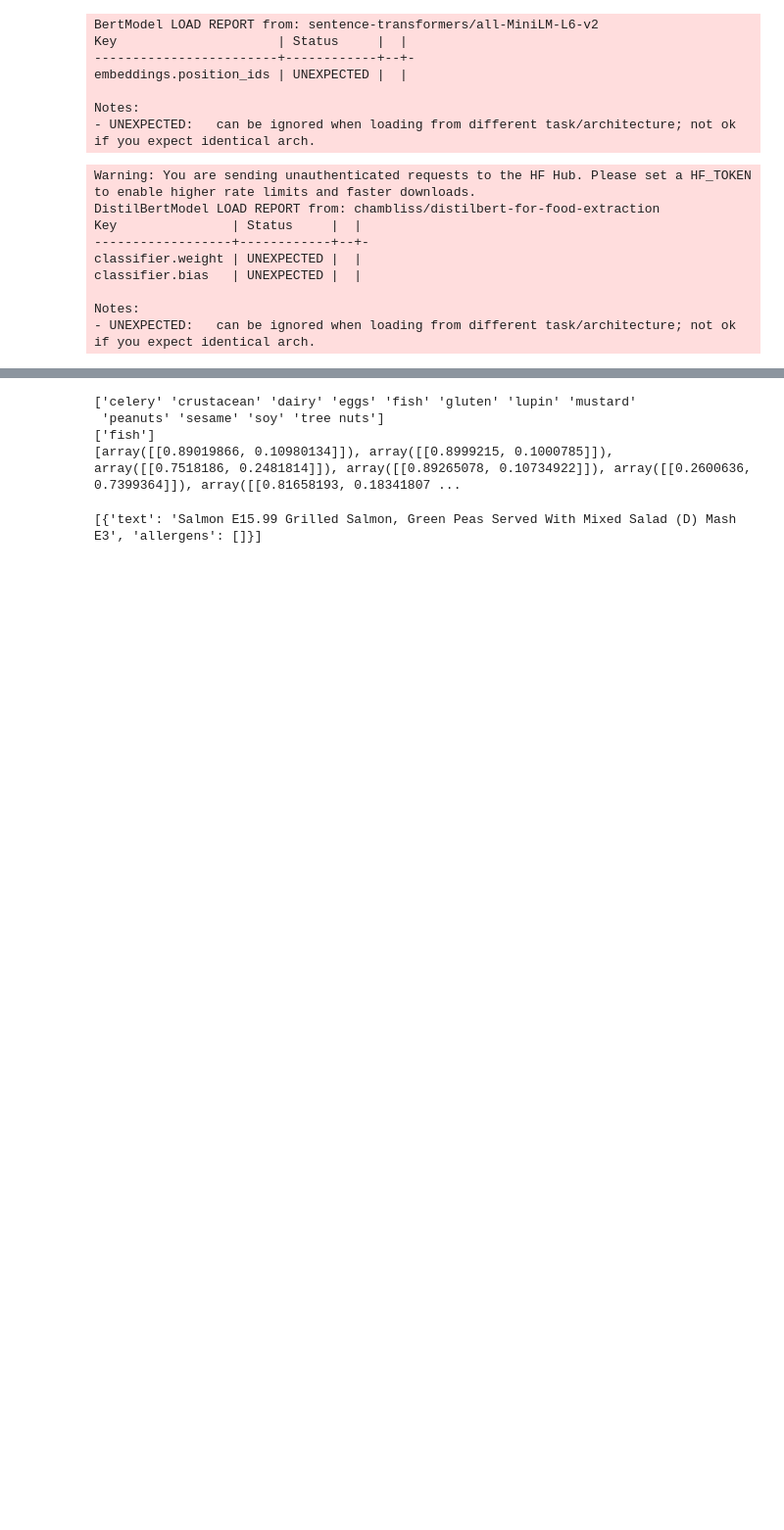
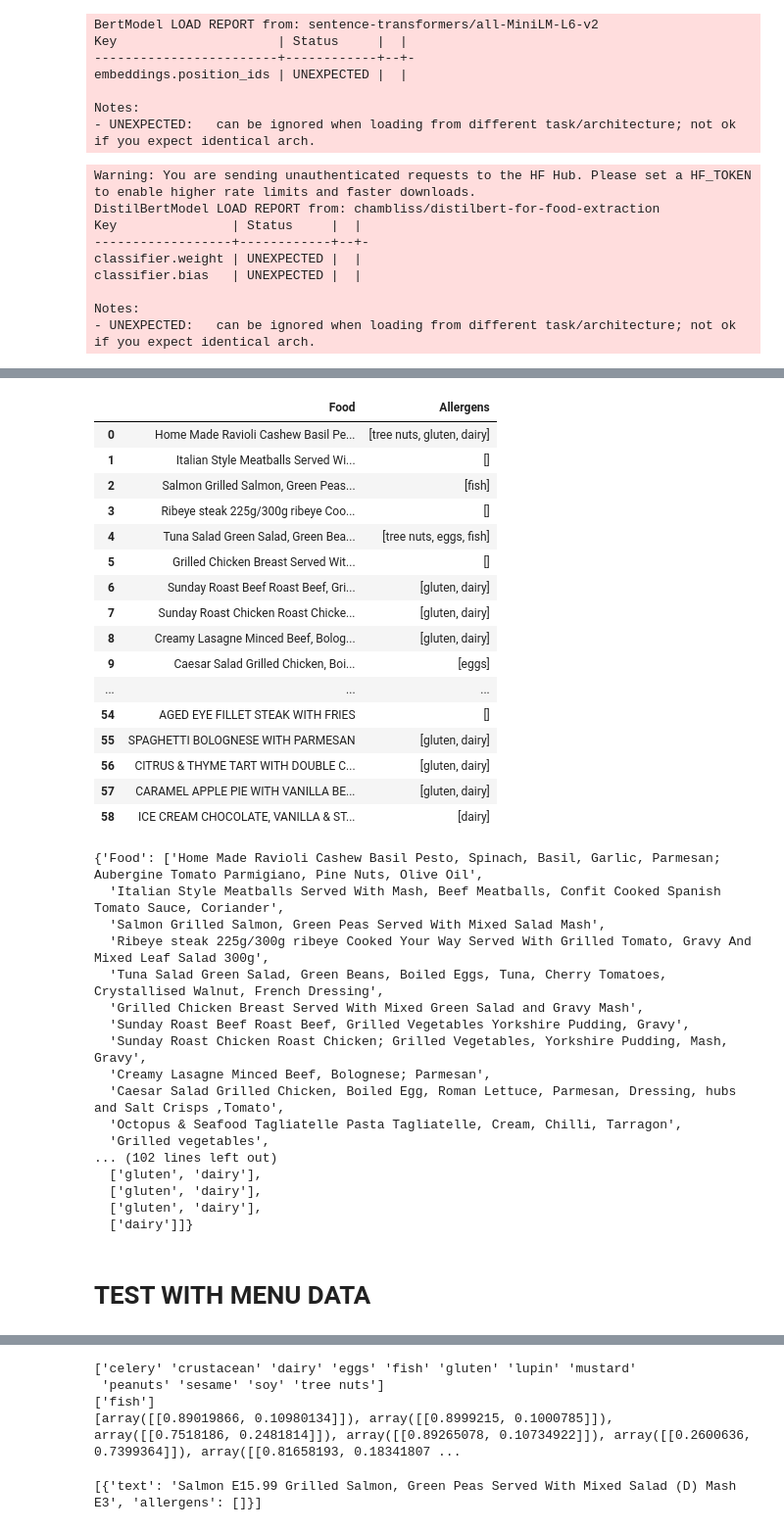
Before and after one commit to e-nara/honors-proj, a Jupyter notebook: foodClassification.ipynb, the cells around one changed output, grey strips where cells are left out. Shown at 98% size. Drawn from its saved outputs; the diff is of its cells as text; code cells hidden in the pictures; blank space fills up the shorter version.

Commit message:
test dataset and testing

```diff
--- a/foodClassification.ipynb
+++ b/foodClassification.ipynb
@@ -478,0 +477,63 @@ Average Micro F1: 0.8595
+# %%
+#get menu data
+df_menu = pd.read_csv('menudata.csv')
+
+#display(df_menu)
+
+x = []
+#x = df['Allergens'].apply(normalise_allergens)
+
+df_menu['allergens'] = df_menu['allergens'].apply(normalise_allergens)
+#display(df_menu)
+
+#display(df)
+
+#create a new dataframe
+
+data_menu = {
+    'Food' : [],
+    'Allergens' : []
+}
+
+for index, row in df_menu.iterrows():
+    data_menu["Food"].append(row["text"])
+    data_menu["Allergens"].append(row["allergens"])
+
+display(pd.DataFrame(data_menu))
+
+data_menu
+# %% [output]
+|  | Food | Allergens |
+| 0 | Home Made Ravioli Cashew Basil Pe... | [tree nuts, gluten, dairy] |
+| 1 | Italian Style Meatballs Served Wi... | [] |
+| 2 | Salmon Grilled Salmon, Green Peas... | [fish] |
+| 3 | Ribeye steak 225g/300g ribeye Coo... | [] |
+| 4 | Tuna Salad Green Salad, Green Bea... | [tree nuts, eggs, fish] |
+| 5 | Grilled Chicken Breast Served Wit... | [] |
+| 6 | Sunday Roast Beef Roast Beef, Gri... | [gluten, dairy] |
+| 7 | Sunday Roast Chicken Roast Chicke... | [gluten, dairy] |
+| 8 | Creamy Lasagne Minced Beef, Bolog... | [gluten, dairy] |
+| 9 | Caesar Salad Grilled Chicken, Boi... | [eggs] |
+| ... | ... | ... |
+| 54 | AGED EYE FILLET STEAK WITH FRIES | [] |
+| 55 | SPAGHETTI BOLOGNESE WITH PARMESAN | [gluten, dairy] |
+| 56 | CITRUS & THYME TART WITH DOUBLE C... | [gluten, dairy] |
+| 57 | CARAMEL APPLE PIE WITH VANILLA BE... | [gluten, dairy] |
+| 58 | ICE CREAM CHOCOLATE, VANILLA & ST... | [dairy] |
+{'Food': ['Home Made Ravioli Cashew Basil Pesto, Spinach, Basil, Garlic, Parmesan; Aubergine Tomato Parmigiano, Pine Nuts, Olive Oil',
+  'Italian Style Meatballs Served With Mash, Beef Meatballs, Confit Cooked Spanish Tomato Sauce, Coriander',
+  'Salmon Grilled Salmon, Green Peas Served With Mixed Salad Mash',
+  'Ribeye steak 225g/300g ribeye Cooked Your Way Served With Grilled Tomato, Gravy And Mixed Leaf Salad 300g',
+  'Tuna Salad Green Salad, Green Beans, Boiled Eggs, Tuna, Cherry Tomatoes, Crystallised Walnut, French Dressing',
+  'Grilled Chicken Breast Served With Mixed Green Salad and Gravy Mash',
+  'Sunday Roast Beef Roast Beef, Grilled Vegetables Yorkshire Pudding, Gravy',
+  'Sunday Roast Chicken Roast Chicken; Grilled Vegetables, Yorkshire Pudding, Mash, Gravy',
+  'Creamy Lasagne Minced Beef, Bolognese; Parmesan',
+  'Caesar Salad Grilled Chicken, Boiled Egg, Roman Lettuce, Parmesan, Dressing, hubs and Salt Crisps ,Tomato',
+  'Octopus & Seafood Tagliatelle Pasta Tagliatelle, Cream, Chilli, Tarragon',
+  'Grilled vegetables',
+... (102 lines left out)
+  ['gluten', 'dairy'],
+  ['gluten', 'dairy'],
+  ['gluten', 'dairy'],
+  ['dairy']]}
@@ -478,0 +550,2 @@ Average Micro F1: 0.8595
+# %% [markdown]
+# TEST WITH MENU DATA
```
Also changed, not shown: parts of 10 cells of this notebook, 3 other files.
